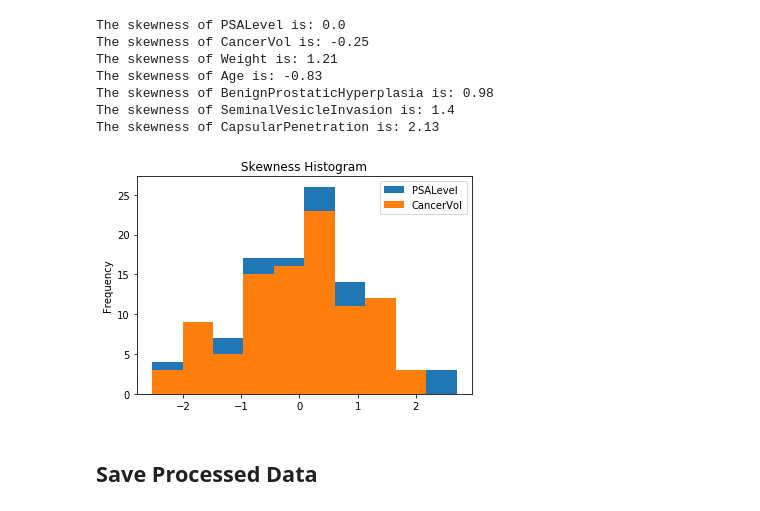
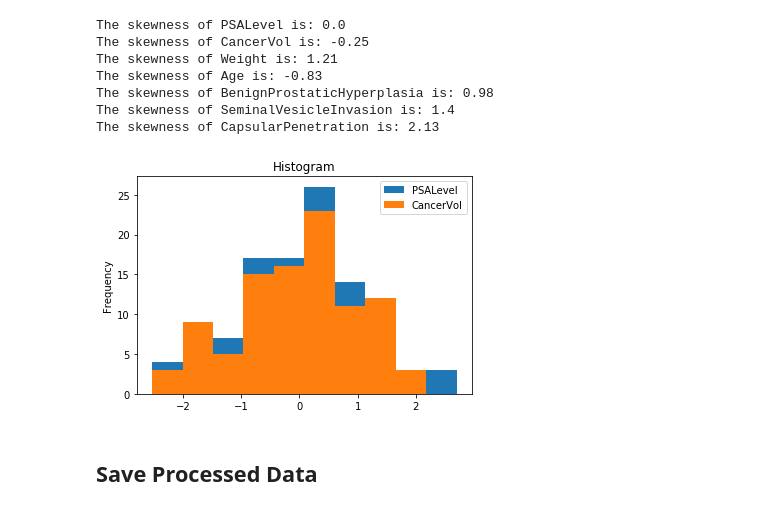
Before and after one commit to josiwala/prostate-cancer, a Jupyter notebook: notebooks/2.0-jo-data-exploration.ipynb, the cells around one changed output. Drawn from its saved outputs; the diff is of its cells as text; code cells hidden in the pictures.

```diff
--- a/notebooks/2.0-jo-data-exploration.ipynb
+++ b/notebooks/2.0-jo-data-exploration.ipynb
@@ -474,9 +479,9 @@ The skewness of SeminalVesicleInvasion is: 1.4
 The skewness of CapsularPenetration is: 2.13
 # %%
 # visualize skewness of a few impactful feautures
-df_stand[['PSALevel', 'CancerVol']].plot(kind='hist', title='Skewness Histogram');
+df_stand[['PSALevel', 'CancerVol']].plot(kind='hist', title='Histogram');
 # %% [output]
-[figure, old version]
+[figure, new version]
 # %% [markdown]
 ## Save Processed Data
 # %%
```
Also changed, not shown: parts of 1 cell of this notebook, 40 other files.
